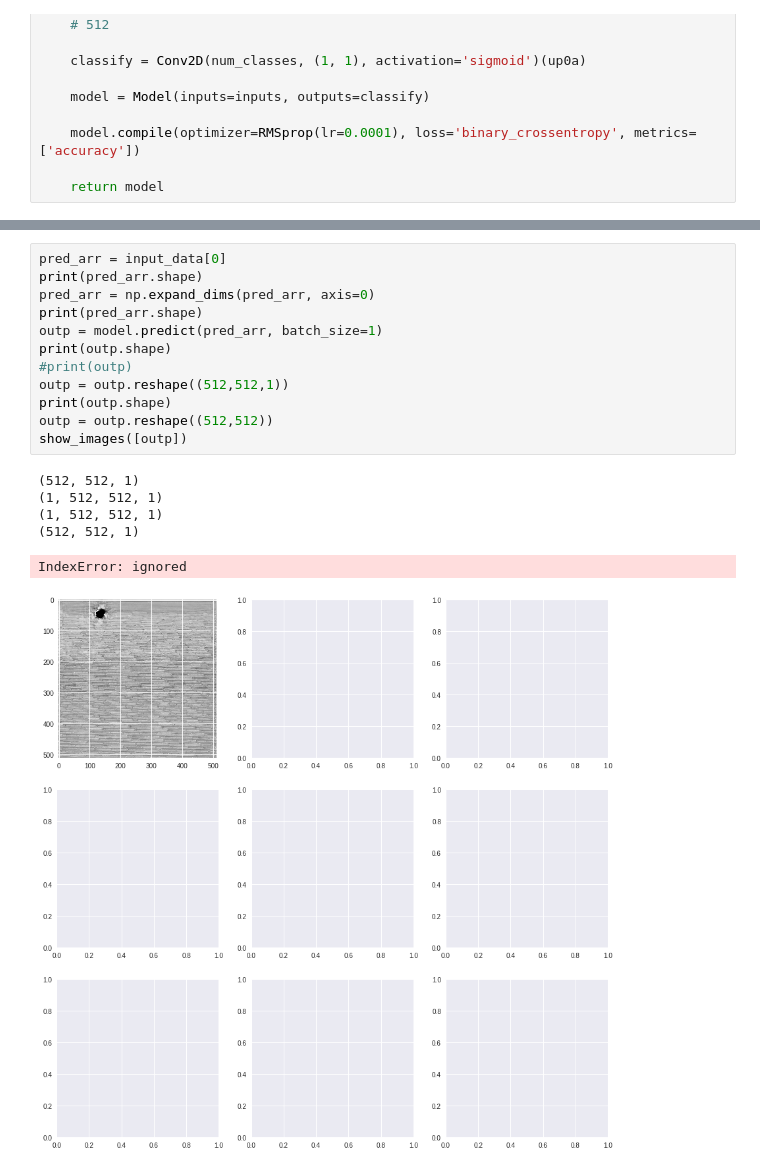
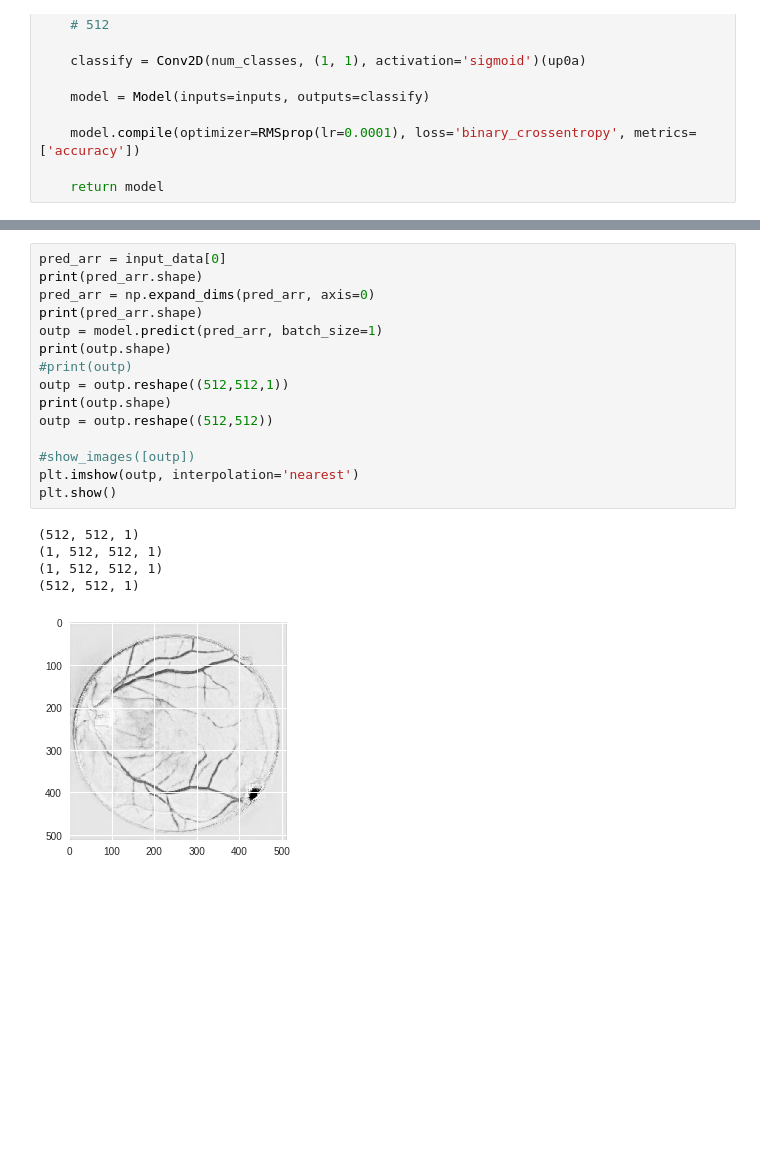
Before and after one commit to eliasingi12/DEEP_U-net_Project, a Jupyter notebook: DEEP_run_test_with_greyscale.ipynb, the cells around one changed output, grey strips where cells are left out. Saved outputs shown, nothing was run; the diff lists cells and outputs as text; blank space fills up the shorter version.

```diff
--- a/DEEP_run_test_with_greyscale.ipynb
+++ b/DEEP_run_test_with_greyscale.ipynb
@@ -427,19 +442,21 @@ Epoch 5/5
 # %%
 pred_arr = input_data[0]
 print(pred_arr.shape)
 pred_arr = np.expand_dims(pred_arr, axis=0)
 print(pred_arr.shape)
 outp = model.predict(pred_arr, batch_size=1)
 print(outp.shape)
 #print(outp)
 outp = outp.reshape((512,512,1))
 print(outp.shape)
 outp = outp.reshape((512,512))
-show_images([outp])
+
+#show_images([outp])
+plt.imshow(outp, interpolation='nearest')
+plt.show()
 # %% [output]
 (512, 512, 1)
 (1, 512, 512, 1)
 (1, 512, 512, 1)
 (512, 512, 1)
-IndexError: ignored
-[figure, old version]
+[figure, new version]
```
Also changed, not shown: parts of 3 cells of this notebook.
